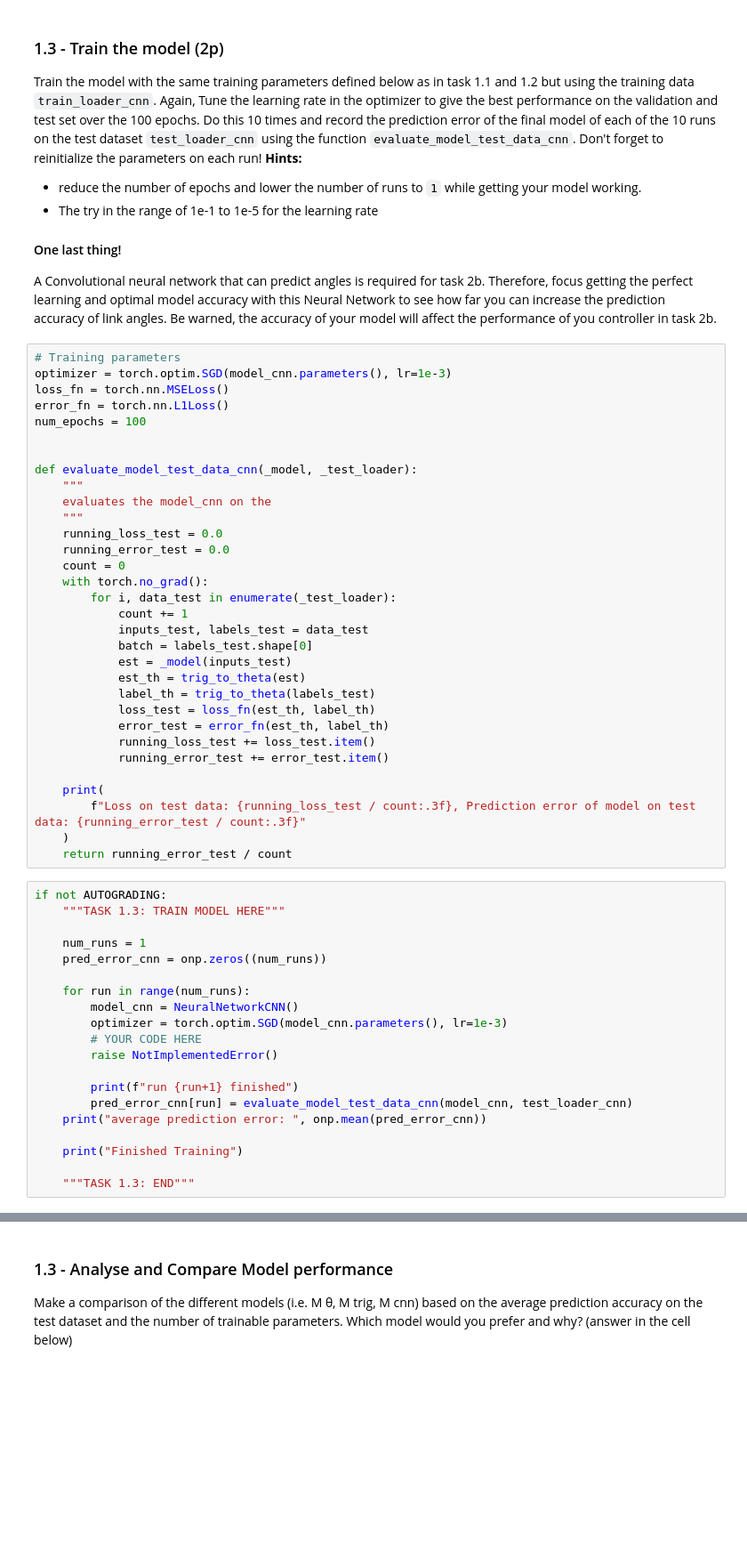
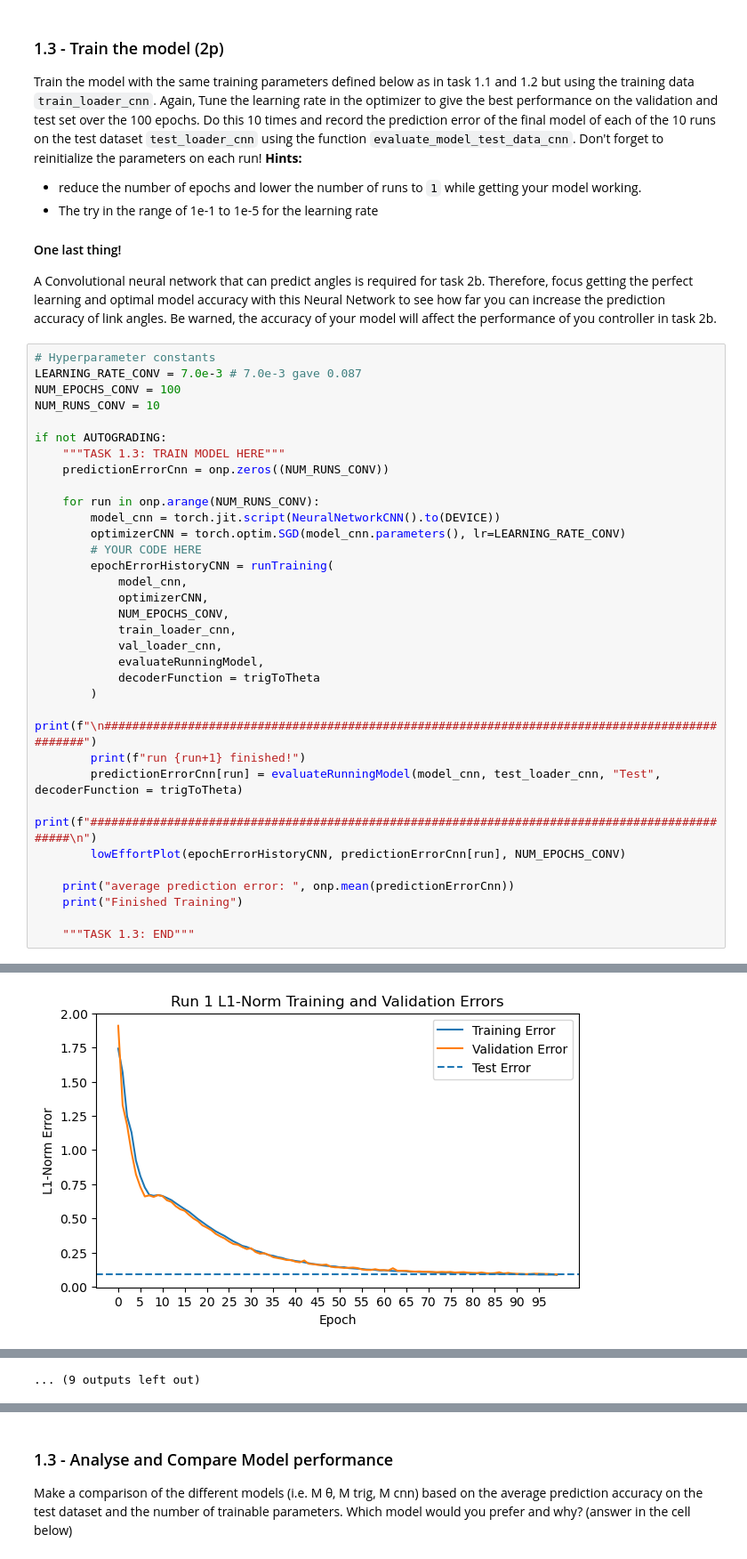
Before and after one commit to Jesperoka/ICS-Project, a Jupyter notebook: assignment/problem_1/task_1b_train_NN.ipynb, the cells around one changed output, grey strips where cells are left out. Shown at 89% size. Cells and saved outputs as stored; diff of their text form; blank space fills up the shorter version.

```diff
--- a/assignment/problem_1/task_1b_train_NN.ipynb
+++ b/assignment/problem_1/task_1b_train_NN.ipynb
@@ -588,55 +1031,37 @@ Train the model with the same training parameters defined below as in task 1.1 a
 
 #### One last thing!
 A Convolutional neural network that can predict angles is required for task 2b. Therefore, focus getting the perfect learning and optimal model accuracy with this Neural Network to see how far you can increase the prediction accuracy of link angles. Be warned, the accuracy of your model will affect the performance of you controller in task 2b.
-# %%
-# Training parameters
-optimizer = torch.optim.SGD(model_cnn.parameters(), lr=1e-3)
-loss_fn = torch.nn.MSELoss()
-error_fn = torch.nn.L1Loss()
-num_epochs = 100
-
-
-def evaluate_model_test_data_cnn(_model, _test_loader):
-    """
-    evaluates the model_cnn on the
-    """
-    running_loss_test = 0.0
-    running_error_test = 0.0
-    count = 0
-    with torch.no_grad():
-        for i, data_test in enumerate(_test_loader):
-            count += 1
-            inputs_test, labels_test = data_test
-            batch = labels_test.shape[0]
-            est = _model(inputs_test)
-            est_th = trig_to_theta(est)
-            label_th = trig_to_theta(labels_test)
-            loss_test = loss_fn(est_th, label_th)
-            error_test = error_fn(est_th, label_th)
-            running_loss_test += loss_test.item()
-            running_error_test += error_test.item()
-
-    print(
-        f"Loss on test data: {running_loss_test / count:.3f}, Prediction error of model on test data: {running_error_test / count:.3f}"
-    )
-    return running_error_test / count
 # %%
+# Hyperparameter constants
+LEARNING_RATE_CONV = 7.0e-3 # 7.0e-3 gave 0.087
+NUM_EPOCHS_CONV = 100
+NUM_RUNS_CONV = 10
+
 if not AUTOGRADING:
     """TASK 1.3: TRAIN MODEL HERE"""
+    predictionErrorCnn = onp.zeros((NUM_RUNS_CONV))
 
-    num_runs = 1
-    pred_error_cnn = onp.zeros((num_runs))
+    for run in onp.arange(NUM_RUNS_CONV):
+        model_cnn = torch.jit.script(NeuralNetworkCNN().to(DEVICE))
+        optimizerCNN = torch.optim.SGD(model_cnn.parameters(), lr=LEARNING_RATE_CONV)
+        # YOUR CODE HERE
+        epochErrorHistoryCNN = runTraining(
+            model_cnn,
+            optimizerCNN,
+            NUM_EPOCHS_CONV,
+            train_loader_cnn,
+            val_loader_cnn,
+            evaluateRunningModel,
+            decoderFunction = trigToTheta
+        )
+        print(f"\n###############################################################################################")
+        print(f"run {run+1} finished!")
+        predictionErrorCnn[run] = evaluateRunningModel(model_cnn, test_loader_cnn, "Test", decoderFunction = trigToTheta)
+        print(f"###############################################################################################\n")
+        lowEffortPlot(epochErrorHistoryCNN, predictionErrorCnn[run], NUM_EPOCHS_CONV)
 
-    for run in range(num_runs):
-        model_cnn = NeuralNetworkCNN()
-        optimizer = torch.optim.SGD(model_cnn.parameters(), lr=1e-3)
-        # YOUR CODE HERE
-        raise NotImplementedError()
-
-        print(f"run {run+1} finished")
-        pred_error_cnn[run] = evaluate_model_test_data_cnn(model_cnn, test_loader_cnn)
-    print("average prediction error: ", onp.mean(pred_error_cnn))
-
+    print("average prediction error: ", onp.mean(predictionErrorCnn))
     print("Finished Training")
 
     """TASK 1.3: END"""
+# %% [output]
@@ -642,0 +1085 @@ if not AUTOGRADING:
+[figure, added]
@@ -642,0 +1176 @@ if not AUTOGRADING:
+... (9 outputs left out)
```
Also changed, not shown: parts of 39 cells of this notebook, 1 other file.
